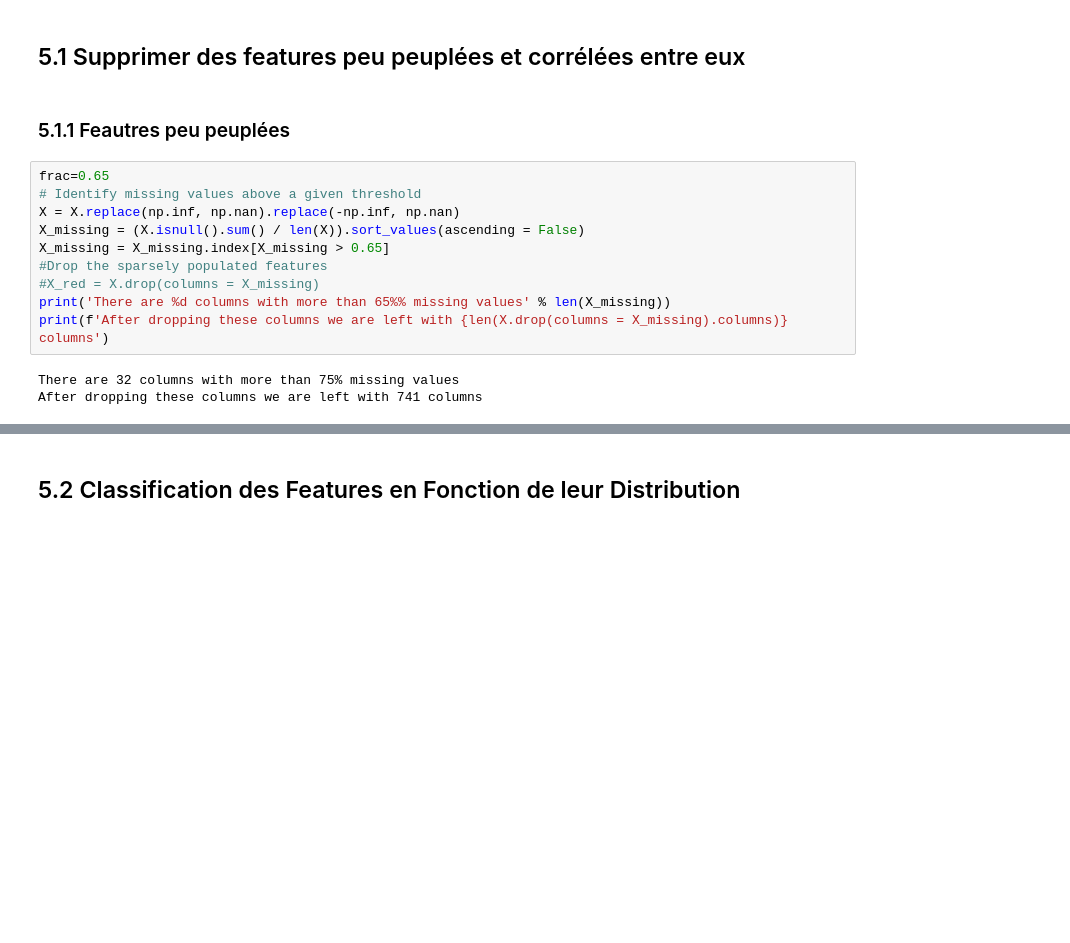
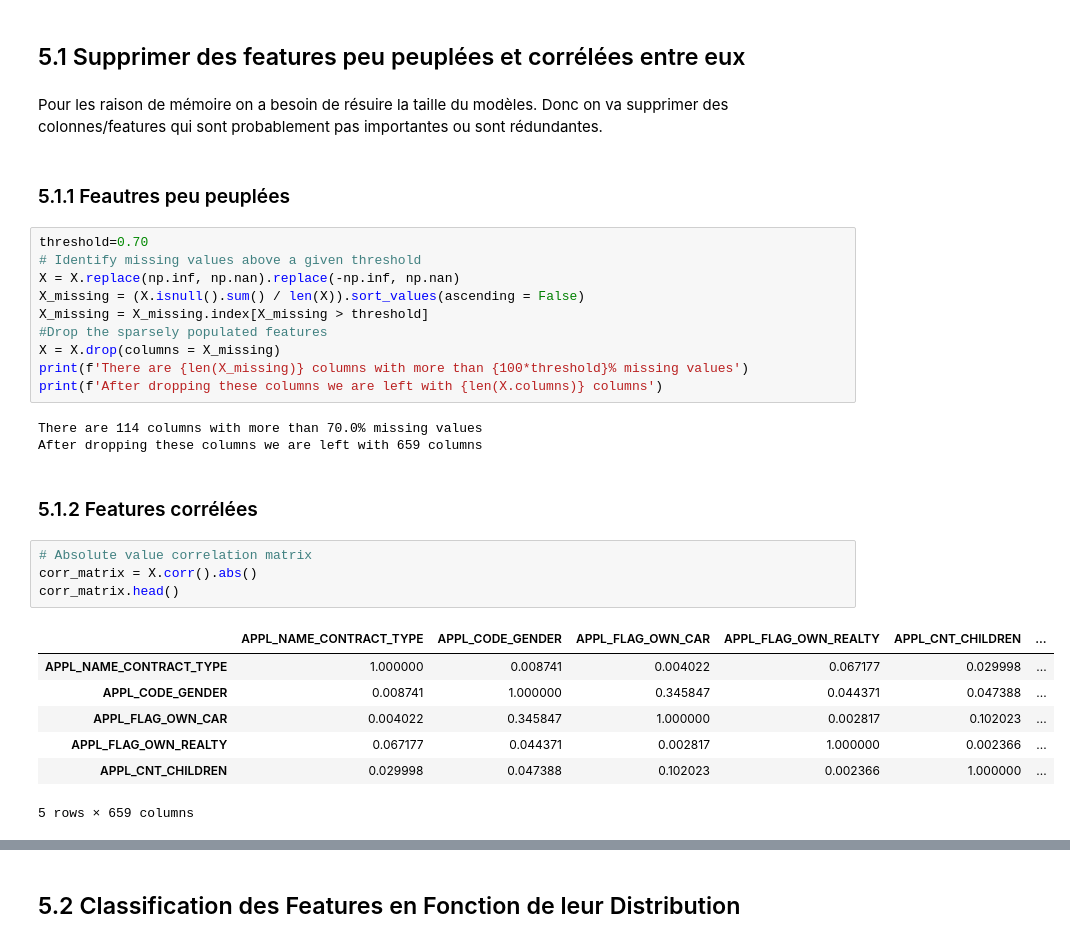
Before and after one commit to eva505/Project7, a Jupyter notebook: Notebooks/P7_02_models.ipynb, the cells around one changed output, grey strips where cells are left out. Cells and saved outputs as stored; diff of their text form; blank space fills up the shorter version.

```diff
--- a/Notebooks/P7_02_models.ipynb
+++ b/Notebooks/P7_02_models.ipynb
@@ -151,18 +151,34 @@ gc.collect()
 # 5. Prétraitement
 # %% [markdown]
 ## 5.1 Supprimer des features peu peuplées et corrélées entre eux
-# %% [markdown]
-### 5.1.1 Feautres peu peuplées
+# %% [markdown]
+Pour les raison de mémoire on a besoin de résuire la taille du modèles. Donc on va supprimer des colonnes/features qui sont probablement pas importantes ou sont rédundantes.
+# %% [markdown]
+### 5.1.1 Feautres peu peuplées
 # %%
-frac=0.65
+threshold=0.70
 # Identify missing values above a given threshold
 X = X.replace(np.inf, np.nan).replace(-np.inf, np.nan)
 X_missing = (X.isnull().sum() / len(X)).sort_values(ascending = False)
-X_missing = X_missing.index[X_missing > 0.65]
+X_missing = X_missing.index[X_missing > threshold]
 #Drop the sparsely populated features
-#X_red = X.drop(columns = X_missing)
-print('There are %d columns with more than 65%% missing values' % len(X_missing))
-print(f'After dropping these columns we are left with {len(X.drop(columns = X_missing).columns)} columns')
+X = X.drop(columns = X_missing)
+print(f'There are {len(X_missing)} columns with more than {100*threshold}% missing values')
+print(f'After dropping these columns we are left with {len(X.columns)} columns')
 # %% [output]
-There are 32 columns with more than 75% missing values
-After dropping these columns we are left with 741 columns
+There are 114 columns with more than 70.0% missing values
+After dropping these columns we are left with 659 columns
+# %% [markdown]
+### 5.1.2 Features corrélées
+# %%
+# Absolute value correlation matrix
+corr_matrix = X.corr().abs()
+corr_matrix.head()
+# %% [output]
+|  | APPL_NAME_CONTRACT_TYPE | APPL_CODE_GENDER | APPL_FLAG_OWN_CAR | APPL_FLAG_OWN_REALTY | APPL_CNT_CHILDREN | ... |
+| APPL_NAME_CONTRACT_TYPE | 1.000000 | 0.008741 | 0.004022 | 0.067177 | 0.029998 | ... |
+| APPL_CODE_GENDER | 0.008741 | 1.000000 | 0.345847 | 0.044371 | 0.047388 | ... |
+| APPL_FLAG_OWN_CAR | 0.004022 | 0.345847 | 1.000000 | 0.002817 | 0.102023 | ... |
+| APPL_FLAG_OWN_REALTY | 0.067177 | 0.044371 | 0.002817 | 1.000000 | 0.002366 | ... |
+| APPL_CNT_CHILDREN | 0.029998 | 0.047388 | 0.102023 | 0.002366 | 1.000000 | ... |
+5 rows × 659 columns
```
Also changed, not shown: parts of 29 cells of this notebook, 3 other files.
